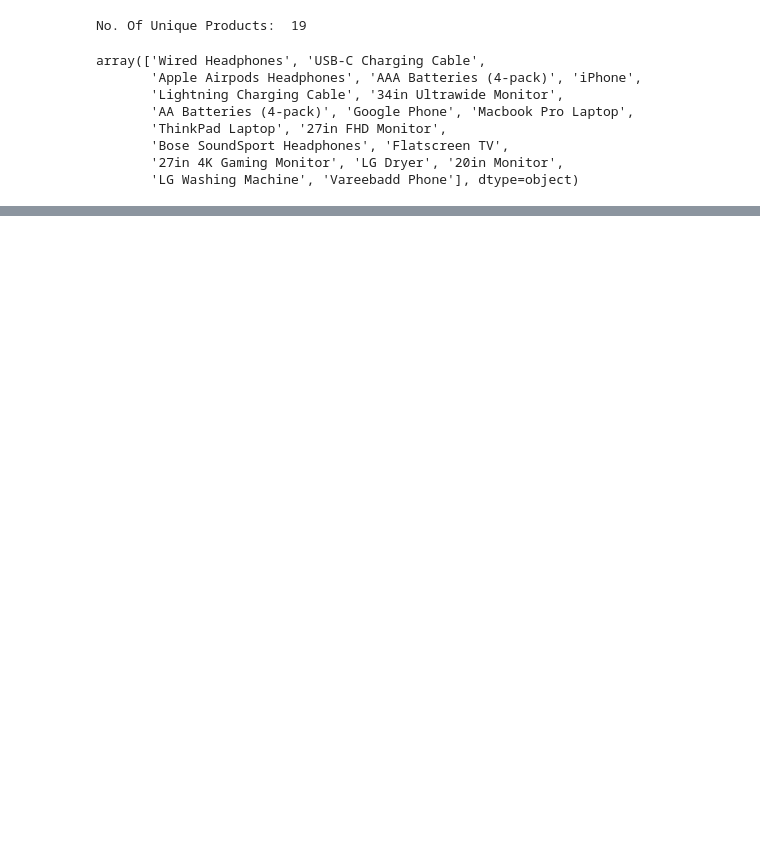
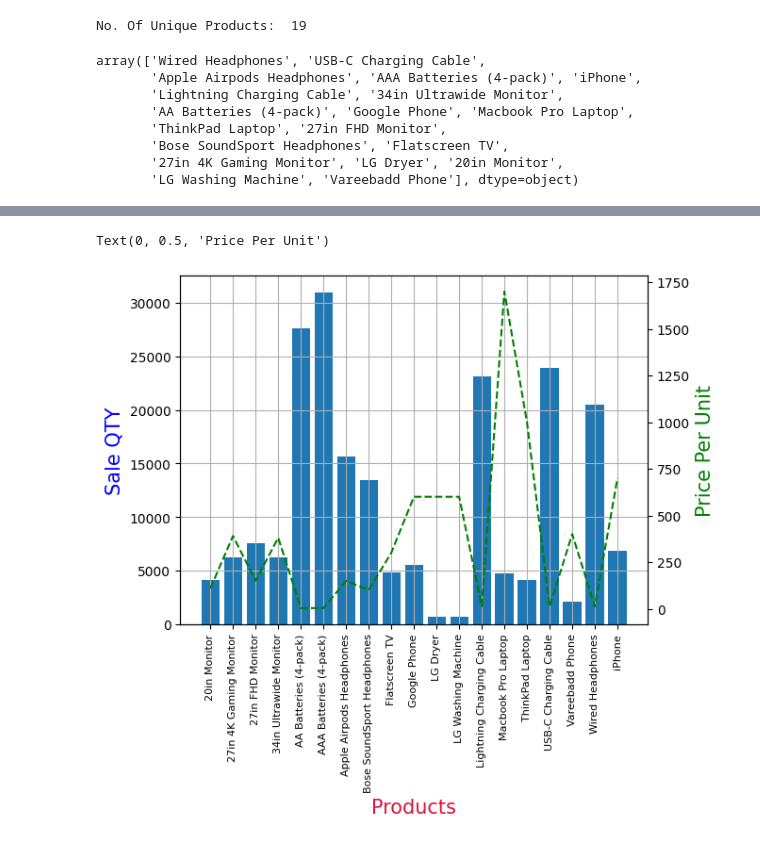
Before and after one commit to akshayyewle/Data-Analytics, a Jupyter notebook: 01 Data Analysis Project/Python Code.ipynb, the cells around one changed output, grey strips where cells are left out. Saved outputs shown, nothing was run; the diff lists cells and outputs as text; code cells hidden in the pictures; blank space fills up the shorter version.

```diff
--- a/01 Data Analysis Project/Python Code.ipynb
+++ b/01 Data Analysis Project/Python Code.ipynb
@@ -666,0 +694,17 @@ TypeError: bar() missing 1 required positional argument: 'height'
+# %%
+fig, ax01 = plt.subplots()
+
+# Create Bar Plot
+ax01.bar(x=df03.index,height=df03[('QTY','sum')])
+ax02 = ax01.twinx()
+ax02.plot(df03[('Unit_Price','mean')],'g--')
+ax01.set_xlabel('Products',fontdict={'fontsize':15,'color':'crimson'})
+ax01.set_ylabel('Sale QTY',fontdict={'fontsize':15,'color':'blue'})
+ax01.set_xticklabels(labels=df03.index,rotation='vertical',size=8)
+ax01.grid()
+
+# Create Line Plot
+ax02.set_ylabel('Price Per Unit',fontdict={'fontsize':15,'color':'green'})
+# %% [output]
+Text(0, 0.5, 'Price Per Unit')
+[figure, added]
```
Also changed, not shown: parts of 7 cells of this notebook.
